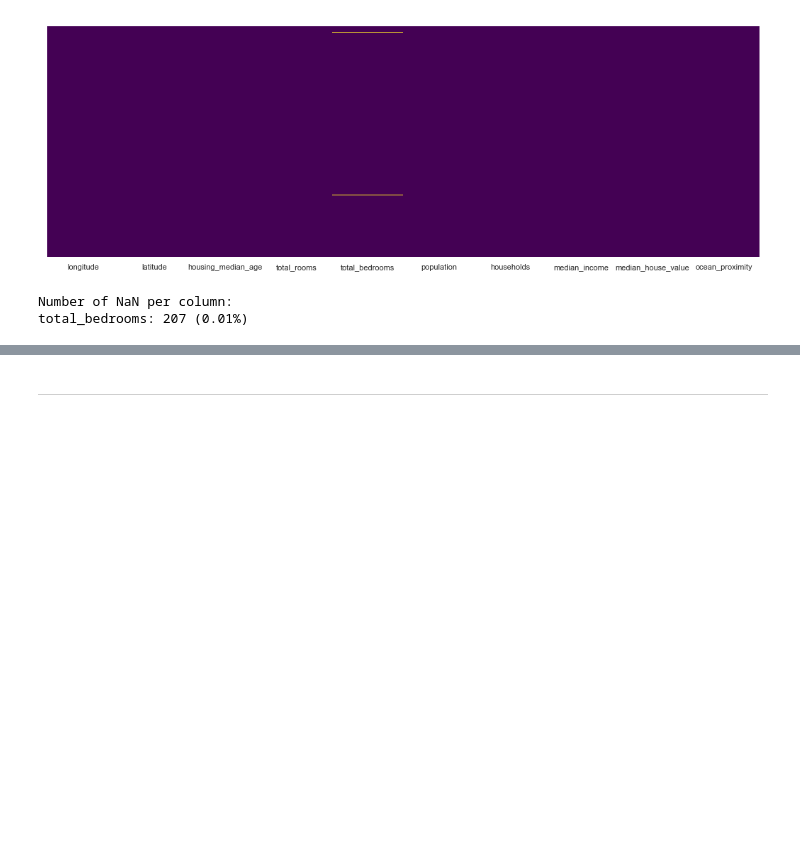
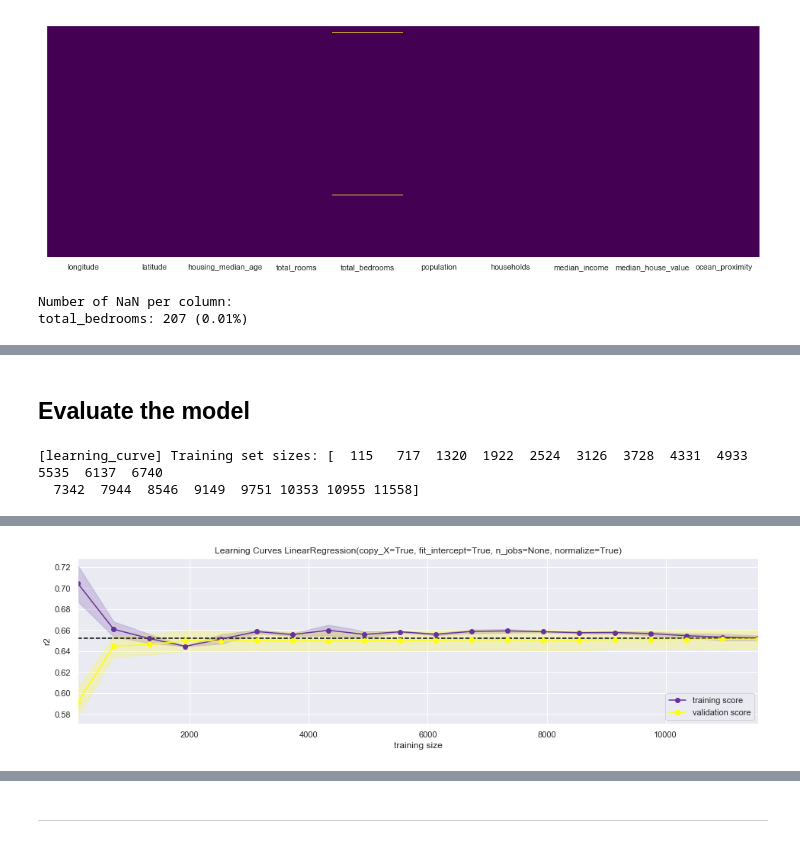
Before and after one commit to rbuerki/codebook, a Jupyter notebook: LinearRegression/demo LinearRegression.ipynb, the cells around one changed output, grey strips where cells are left out. Drawn from its saved outputs; the diff is of its cells as text; code cells hidden in the pictures; blank space fills up the shorter version.

Commit message:
integreate regularization models

```diff
--- a/LinearRegression/demo LinearRegression.ipynb
+++ b/LinearRegression/demo LinearRegression.ipynb
@@ -203,0 +73,5 @@ coef_df.head(20)
+# %%
+# define a scikit-learn model object you want to work with
+model = LinearRegression(normalize=True)
+# create an instance of the LinRegModel class by passing the dataframe, the target variable and the model object
+linReg_simple = LinRegModel(housing, 'median_house_value', model)
@@ -203,0 +139,8 @@ coef_df.head(20)
+# %% [markdown]
+## Evaluate the model
+# %%
+# plot learning curves using 5-fold cross validation
+linReg_simple.plot_learning_curves()
+# %% [output]
+[learning_curve] Training set sizes: [  115   717  1320  1922  2524  3126  3728  4331  4933  5535  6137  6740
+  7342  7944  8546  9149  9751 10353 10955 11558]
@@ -203,0 +149 @@ coef_df.head(20)
+[figure, added]
```
Also changed, not shown: parts of 52 cells of this notebook.
